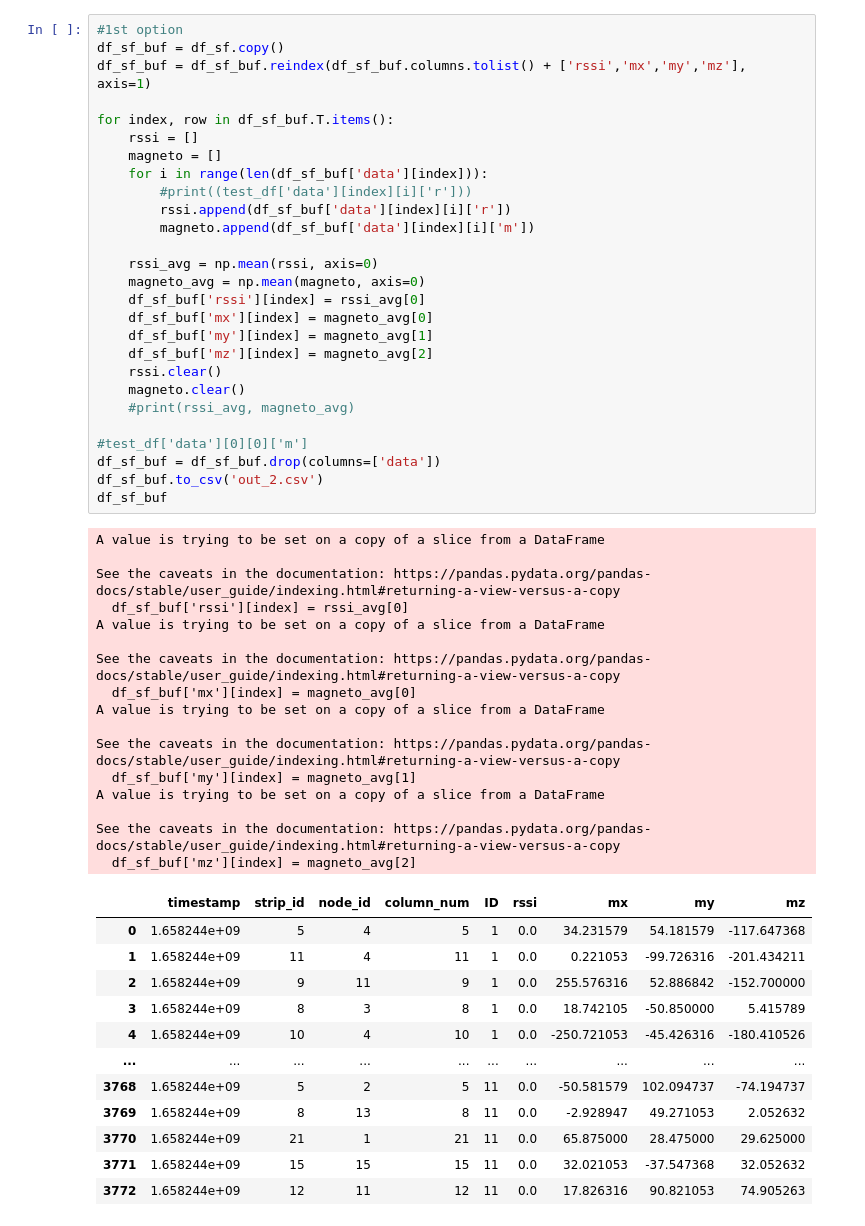
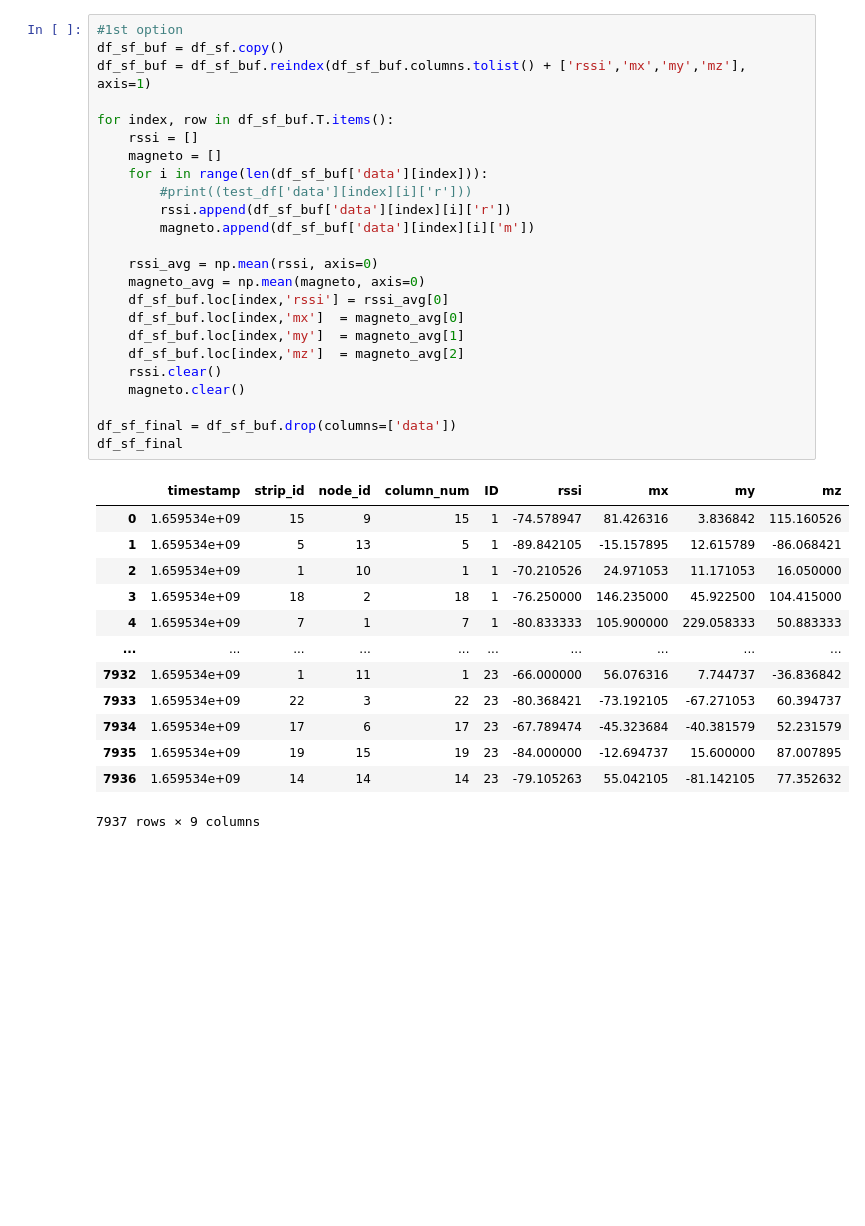
Before and after one commit to priirf/Vicon_Pos_Converter, a Jupyter notebook: data_preprocessing.ipynb, the cells around one changed output. Drawn from its saved outputs; the diff is of its cells as text; blank space fills up the shorter version.

```diff
--- a/data_preprocessing.ipynb
+++ b/data_preprocessing.ipynb
@@ -34,56 +33,38 @@ df_sf
 # %%
 #1st option
 df_sf_buf = df_sf.copy()
 df_sf_buf = df_sf_buf.reindex(df_sf_buf.columns.tolist() + ['rssi','mx','my','mz'], axis=1)
 
 for index, row in df_sf_buf.T.items():
     rssi = []
     magneto = []
     for i in range(len(df_sf_buf['data'][index])):
         #print((test_df['data'][index][i]['r']))
         rssi.append(df_sf_buf['data'][index][i]['r'])
         magneto.append(df_sf_buf['data'][index][i]['m'])
 
     rssi_avg = np.mean(rssi, axis=0)
     magneto_avg = np.mean(magneto, axis=0)
-    df_sf_buf['rssi'][index] = rssi_avg[0]
-    df_sf_buf['mx'][index] = magneto_avg[0]
-    df_sf_buf['my'][index] = magneto_avg[1]
-    df_sf_buf['mz'][index] = magneto_avg[2]
+    df_sf_buf.loc[index,'rssi'] = rssi_avg[0]
+    df_sf_buf.loc[index,'mx']  = magneto_avg[0]
+    df_sf_buf.loc[index,'my']  = magneto_avg[1]
+    df_sf_buf.loc[index,'mz']  = magneto_avg[2]
     rssi.clear()
     magneto.clear()
-    #print(rssi_avg, magneto_avg)
 
-#test_df['data'][0][0]['m']
-df_sf_buf = df_sf_buf.drop(columns=['data'])
-df_sf_buf.to_csv('out_2.csv')
-df_sf_buf
+df_sf_final = df_sf_buf.drop(columns=['data'])
+df_sf_final
 # %% [output]
+|  | timestamp | strip_id | node_id | column_num | ID | rssi | mx | my | mz |
+| 0 | 1.659534e+09 | 15 | 9 | 15 | 1 | -74.578947 | 81.426316 | 3.836842 | 115.160526 |
+| 1 | 1.659534e+09 | 5 | 13 | 5 | 1 | -89.842105 | -15.157895 | 12.615789 | -86.068421 |
+| 2 | 1.659534e+09 | 1 | 10 | 1 | 1 | -70.210526 | 24.971053 | 11.171053 | 16.050000 |
+| 3 | 1.659534e+09 | 18 | 2 | 18 | 1 | -76.250000 | 146.235000 | 45.922500 | 104.415000 |
+| 4 | 1.659534e+09 | 7 | 1 | 7 | 1 | -80.833333 | 105.900000 | 229.058333 | 50.883333 |
+| ... | ... | ... | ... | ... | ... | ... | ... | ... | ... |
+| 7932 | 1.659534e+09 | 1 | 11 | 1 | 23 | -66.000000 | 56.076316 | 7.744737 | -36.836842 |
+| 7933 | 1.659534e+09 | 22 | 3 | 22 | 23 | -80.368421 | -73.192105 | -67.271053 | 60.394737 |
+| 7934 | 1.659534e+09 | 17 | 6 | 17 | 23 | -67.789474 | -45.323684 | -40.381579 | 52.231579 |
+| 7935 | 1.659534e+09 | 19 | 15 | 19 | 23 | -84.000000 | -12.694737 | 15.600000 | 87.007895 |
+| 7936 | 1.659534e+09 | 14 | 14 | 14 | 23 | -79.105263 | 55.042105 | -81.142105 | 77.352632 |
-A value is trying to be set on a copy of a slice from a DataFrame
-
-See the caveats in the documentation: https://pandas.pydata.org/pandas-docs/stable/user_guide/indexing.html#returning-a-view-versus-a-copy
-  df_sf_buf['rssi'][index] = rssi_avg[0]
-A value is trying to be set on a copy of a slice from a DataFrame
-
-See the caveats in the documentation: https://pandas.pydata.org/pandas-docs/stable/user_guide/indexing.html#returning-a-view-versus-a-copy
-  df_sf_buf['mx'][index] = magneto_avg[0]
-A value is trying to be set on a copy of a slice from a DataFrame
-
-See the caveats in the documentation: https://pandas.pydata.org/pandas-docs/stable/user_guide/indexing.html#returning-a-view-versus-a-copy
-  df_sf_buf['my'][index] = magneto_avg[1]
-A value is trying to be set on a copy of a slice from a DataFrame
-
-See the caveats in the documentation: https://pandas.pydata.org/pandas-docs/stable/user_guide/indexing.html#returning-a-view-versus-a-copy
-  df_sf_buf['mz'][index] = magneto_avg[2]
+7937 rows × 9 columns
-|  | timestamp | strip_id | node_id | column_num | ID | rssi | mx | my | mz |
-| 0 | 1.658244e+09 | 5 | 4 | 5 | 1 | 0.0 | 34.231579 | 54.181579 | -117.647368 |
-| 1 | 1.658244e+09 | 11 | 4 | 11 | 1 | 0.0 | 0.221053 | -99.726316 | -201.434211 |
-| 2 | 1.658244e+09 | 9 | 11 | 9 | 1 | 0.0 | 255.576316 | 52.886842 | -152.700000 |
-| 3 | 1.658244e+09 | 8 | 3 | 8 | 1 | 0.0 | 18.742105 | -50.850000 | 5.415789 |
-| 4 | 1.658244e+09 | 10 | 4 | 10 | 1 | 0.0 | -250.721053 | -45.426316 | -180.410526 |
-| ... | ... | ... | ... | ... | ... | ... | ... | ... | ... |
-| 3768 | 1.658244e+09 | 5 | 2 | 5 | 11 | 0.0 | -50.581579 | 102.094737 | -74.194737 |
-| 3769 | 1.658244e+09 | 8 | 13 | 8 | 11 | 0.0 | -2.928947 | 49.271053 | 2.052632 |
-| 3770 | 1.658244e+09 | 21 | 1 | 21 | 11 | 0.0 | 65.875000 | 28.475000 | 29.625000 |
-| 3771 | 1.658244e+09 | 15 | 15 | 15 | 11 | 0.0 | 32.021053 | -37.547368 | 32.052632 |
-| 3772 | 1.658244e+09 | 12 | 11 | 12 | 11 | 0.0 | 17.826316 | 90.821053 | 74.905263 |
```
Also changed, not shown: parts of 13 cells of this notebook, 5 other files.
